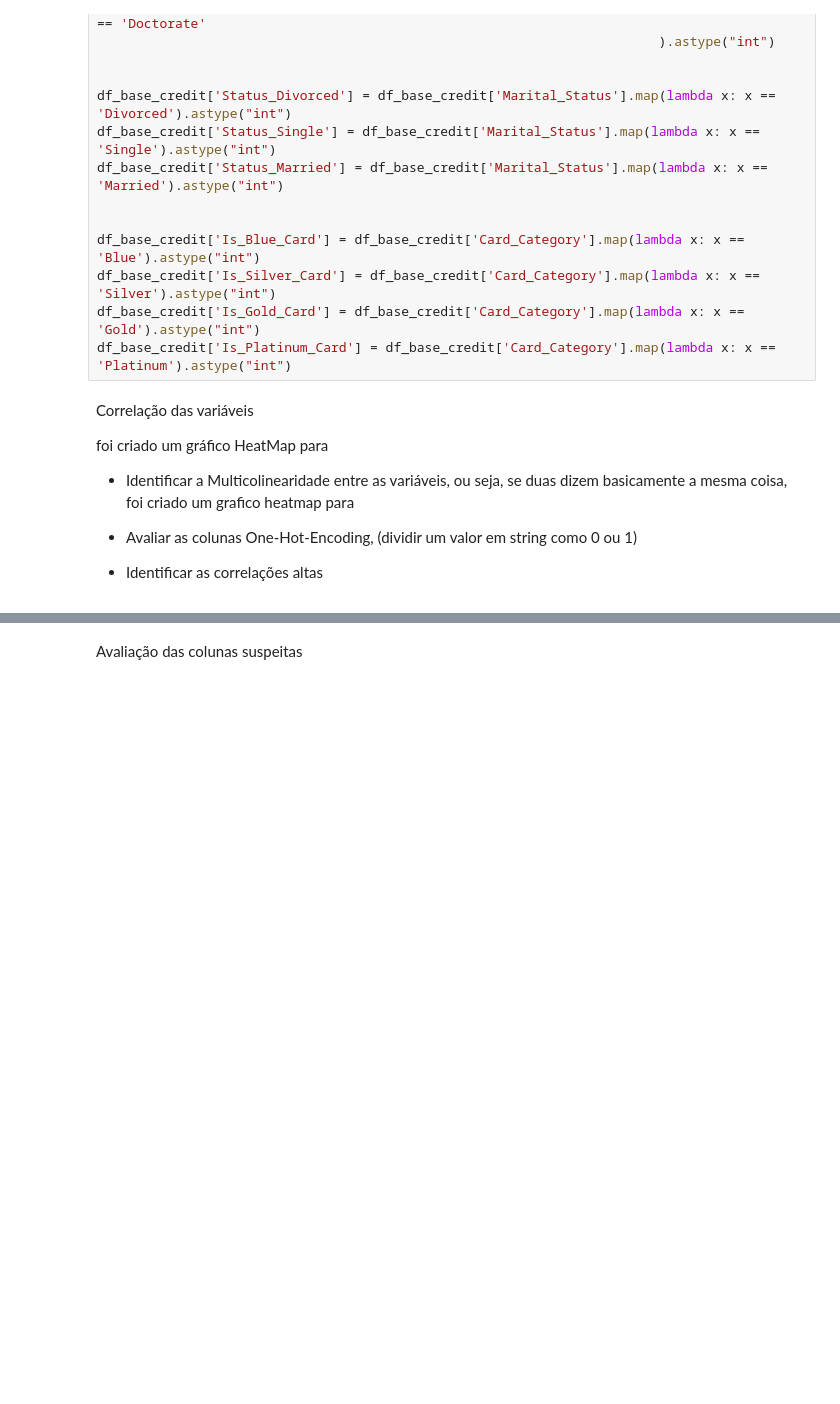
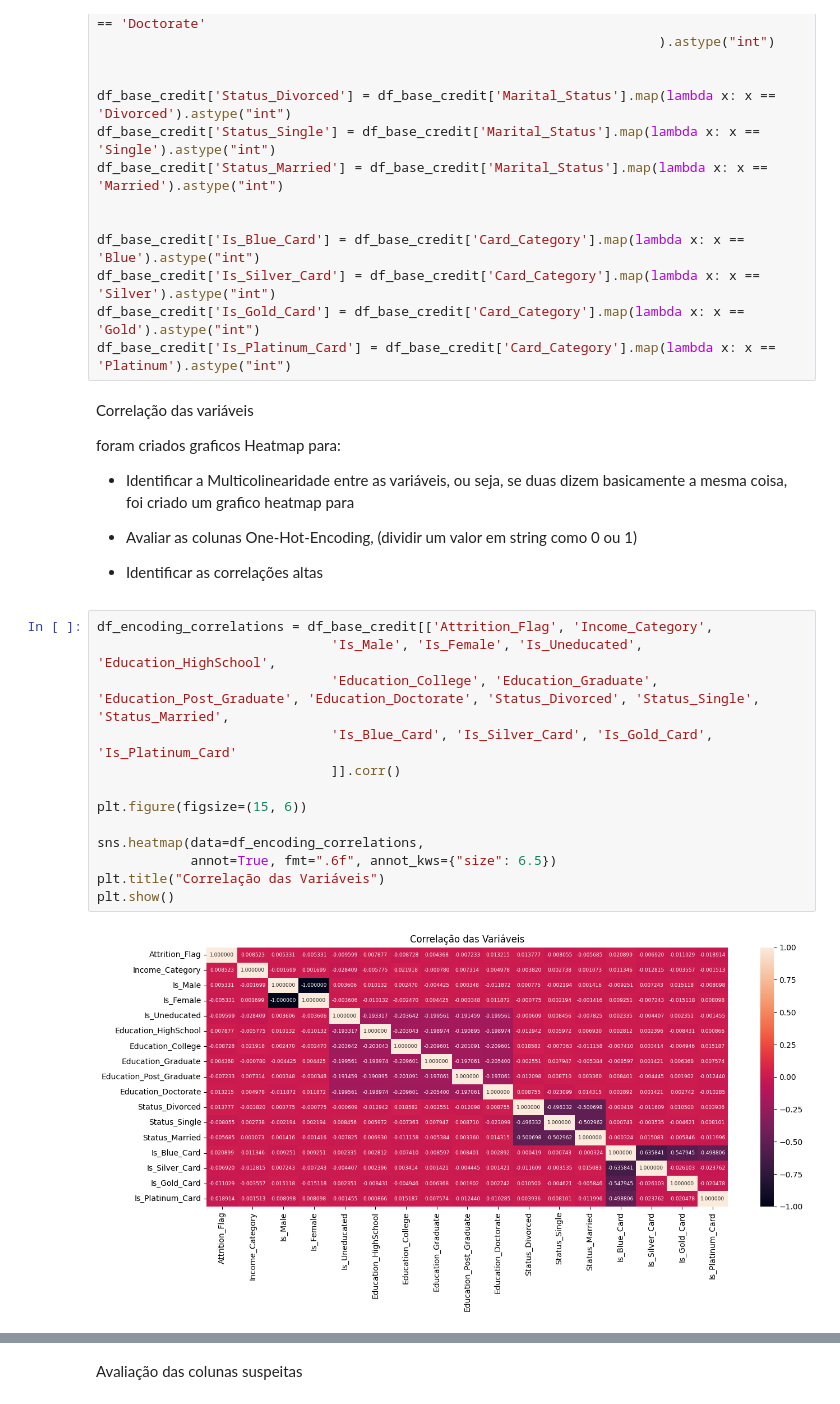
Before and after one commit to rpf991/Previsao_Churning_Clientes_Credito, a Jupyter notebook: notebooks/data_analysis.ipynb, the cells around one changed output, grey strips where cells are left out. Drawn from its saved outputs; the diff is of its cells as text; blank space fills up the shorter version.

```diff
--- a/notebooks/data_analysis.ipynb
+++ b/notebooks/data_analysis.ipynb
@@ -168,7 +169,8 @@ df_base_credit['Is_Platinum_Card'] = df_base_credit['Card_Category'].map(lambda
 # %% [markdown]
 Correlação das variáveis
 
-foi criado um gráfico HeatMap para
+
+foram criados graficos Heatmap para:
 
 * Identificar a Multicolinearidade entre as variáveis, ou seja, se duas dizem basicamente a mesma coisa,
 foi criado um grafico heatmap para
@@ -176,5 +178,20 @@ foi criado um grafico heatmap para
 * Avaliar as colunas One-Hot-Encoding, (dividir um valor em string como 0 ou 1)
 
 * Identificar as correlações altas
+# %%
+df_encoding_correlations = df_base_credit[['Attrition_Flag', 'Income_Category',
+                              'Is_Male', 'Is_Female', 'Is_Uneducated', 'Education_HighSchool',
+                              'Education_College', 'Education_Graduate', 'Education_Post_Graduate', 'Education_Doctorate', 'Status_Divorced', 'Status_Single', 'Status_Married',
+                              'Is_Blue_Card', 'Is_Silver_Card', 'Is_Gold_Card', 'Is_Platinum_Card'
+                              ]].corr()
+
+plt.figure(figsize=(15, 6))
+
+sns.heatmap(data=df_encoding_correlations,
+            annot=True, fmt=".6f", annot_kws={"size": 6.5})
+plt.title("Correlação das Variáveis")
+plt.show()
+# %% [output]
+[figure, added]
 # %%
 df_correlations = df_base_credit.drop(columns=['Gender', 'CLIENTNUM', 'Marital_Status',
```
Also changed, not shown: parts of 13 cells of this notebook.
